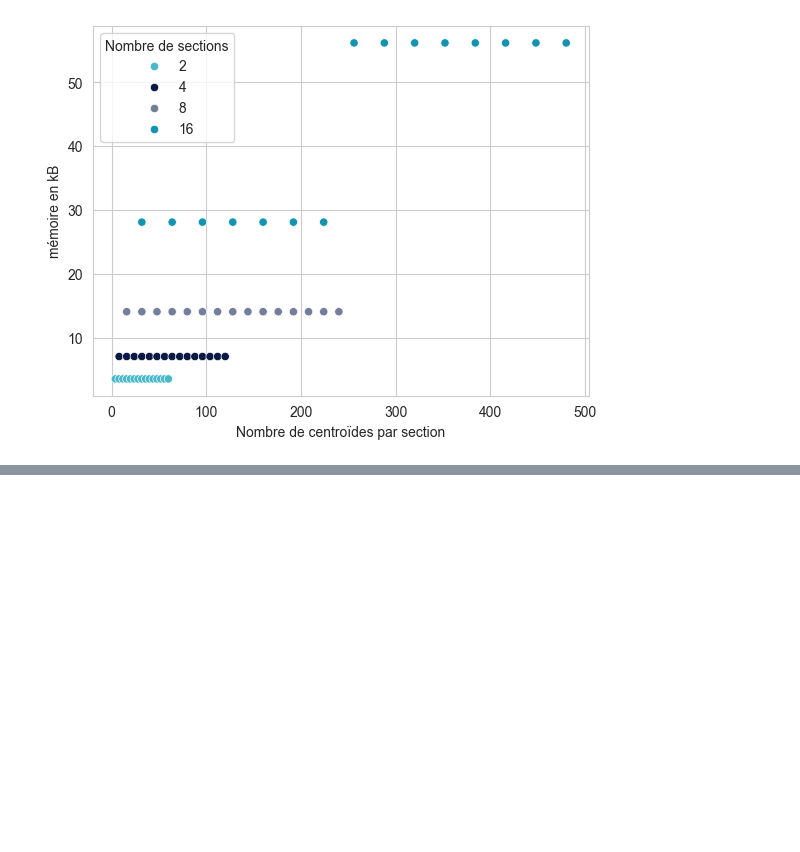
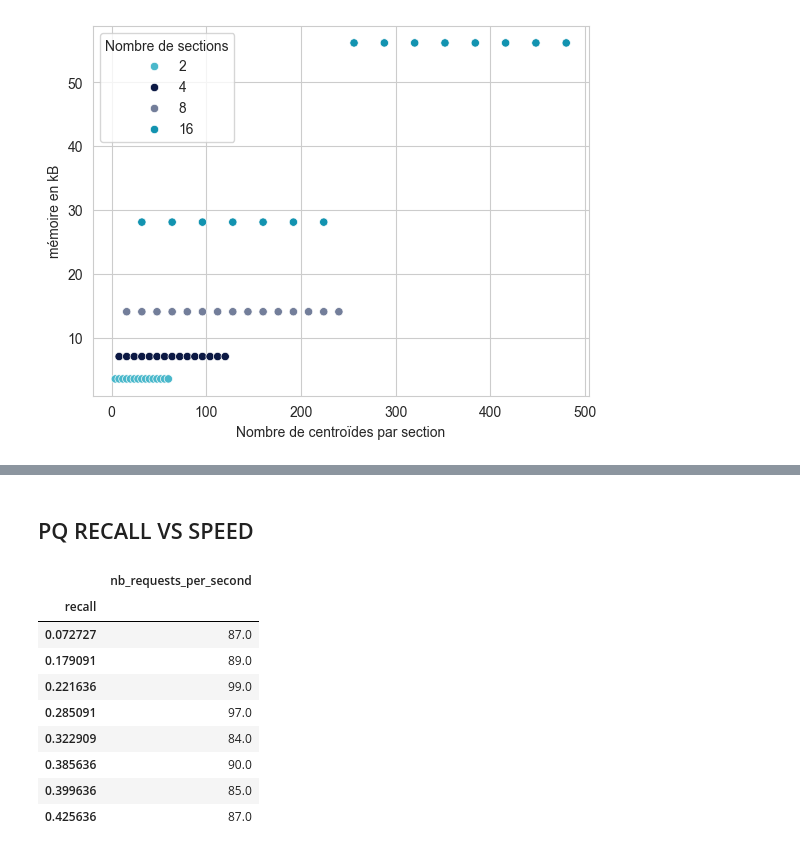
Before and after one commit to AurelienMassiot/simple_vector_db, a Jupyter notebook: notebooks/01_Product_quantization_bench.ipynb, the cells around one changed output, grey strips where cells are left out. Saved outputs shown, nothing was run; the diff lists cells and outputs as text; code cells hidden in the pictures; blank space fills up the shorter version.

```diff
--- a/notebooks/01_Product_quantization_bench.ipynb
+++ b/notebooks/01_Product_quantization_bench.ipynb
@@ -96,0 +108,15 @@ fig.savefig("../figures/memory_vs_params.png")
+# %% [markdown]
+## PQ RECALL VS SPEED
+# %%
+bench_kmeans.groupby("recall").agg({"nb_requests_per_second":"mean"})
+# %% [output]
+|  | nb_requests_per_second |
+| recall |  |
+| 0.072727 | 87.0 |
+| 0.179091 | 89.0 |
+| 0.221636 | 99.0 |
+| 0.285091 | 97.0 |
+| 0.322909 | 84.0 |
+| 0.385636 | 90.0 |
+| 0.399636 | 85.0 |
+| 0.425636 | 87.0 |
```
Also changed, not shown: parts of 6 cells of this notebook, 4 other files.
